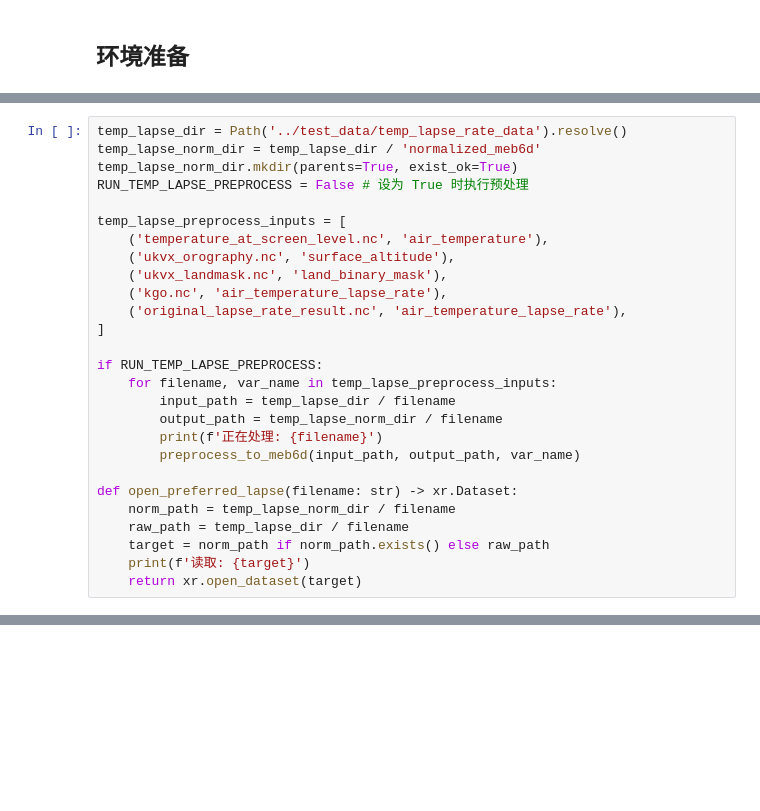
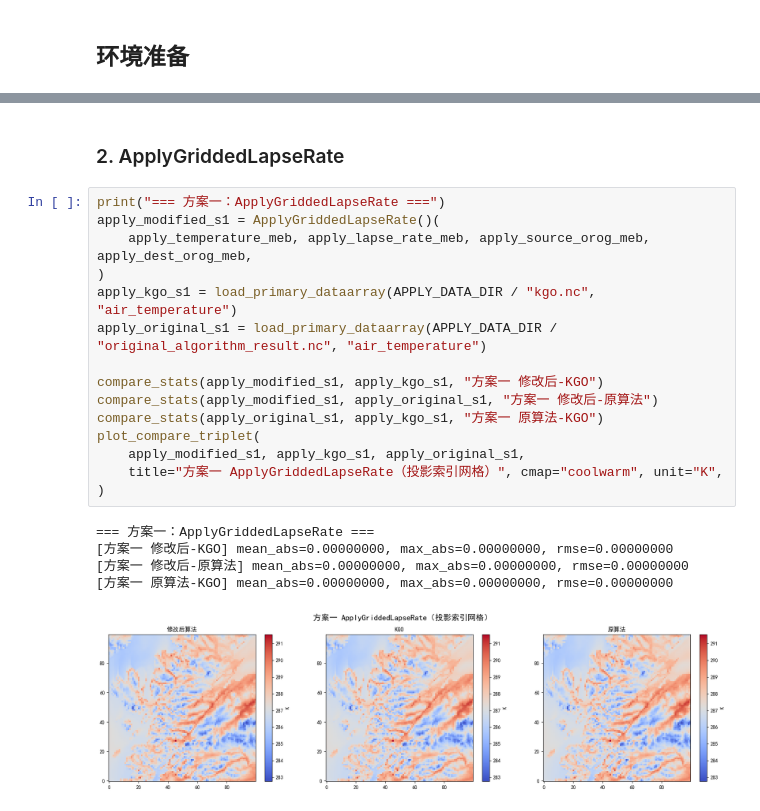
Before and after one commit to guoyunqian/NIMM_pip_repos, a Jupyter notebook: 00temp/orographic_temperature_downscaling/nbs/lapse_rate.ipynb, the cells around one changed output, grey strips where cells are left out. Saved outputs shown, nothing was run; the diff lists cells and outputs as text; blank space fills up the shorter version.

```diff
--- a/00temp/orographic_temperature_downscaling/nbs/lapse_rate.ipynb
+++ b/00temp/orographic_temperature_downscaling/nbs/lapse_rate.ipynb
@@ -531,27 +14,0 @@ from temperature.src.lapse_rate import LapseRate
-# %%
-temp_lapse_dir = Path('../test_data/temp_lapse_rate_data').resolve()
-temp_lapse_norm_dir = temp_lapse_dir / 'normalized_meb6d'
-temp_lapse_norm_dir.mkdir(parents=True, exist_ok=True)
-RUN_TEMP_LAPSE_PREPROCESS = False # 设为 True 时执行预处理
-
-temp_lapse_preprocess_inputs = [
-    ('temperature_at_screen_level.nc', 'air_temperature'),
-    ('ukvx_orography.nc', 'surface_altitude'),
-    ('ukvx_landmask.nc', 'land_binary_mask'),
-    ('kgo.nc', 'air_temperature_lapse_rate'),
-    ('original_lapse_rate_result.nc', 'air_temperature_lapse_rate'),
-]
-
-if RUN_TEMP_LAPSE_PREPROCESS:
-    for filename, var_name in temp_lapse_preprocess_inputs:
-        input_path = temp_lapse_dir / filename
-        output_path = temp_lapse_norm_dir / filename
-        print(f'正在处理: {filename}')
-        preprocess_to_meb6d(input_path, output_path, var_name)
-
-def open_preferred_lapse(filename: str) -> xr.Dataset:
-    norm_path = temp_lapse_norm_dir / filename
-    raw_path = temp_lapse_dir / filename
-    target = norm_path if norm_path.exists() else raw_path
-    print(f'读取: {target}')
-    return xr.open_dataset(target)
@@ -764,0 +298,23 @@ plt.show()
+# %% [markdown]
+### 2. ApplyGriddedLapseRate
+# %%
+print("=== 方案一：ApplyGriddedLapseRate ===")
+apply_modified_s1 = ApplyGriddedLapseRate()(
+    apply_temperature_meb, apply_lapse_rate_meb, apply_source_orog_meb, apply_dest_orog_meb,
+)
+apply_kgo_s1 = load_primary_dataarray(APPLY_DATA_DIR / "kgo.nc", "air_temperature")
+apply_original_s1 = load_primary_dataarray(APPLY_DATA_DIR / "original_algorithm_result.nc", "air_temperature")
+
+compare_stats(apply_modified_s1, apply_kgo_s1, "方案一 修改后-KGO")
+compare_stats(apply_modified_s1, apply_original_s1, "方案一 修改后-原算法")
+compare_stats(apply_original_s1, apply_kgo_s1, "方案一 原算法-KGO")
+plot_compare_triplet(
+    apply_modified_s1, apply_kgo_s1, apply_original_s1,
+    title="方案一 ApplyGriddedLapseRate（投影索引网格）", cmap="coolwarm", unit="K",
+)
+# %% [output]
+=== 方案一：ApplyGriddedLapseRate ===
+[方案一 修改后-KGO] mean_abs=0.00000000, max_abs=0.00000000, rmse=0.00000000
+[方案一 修改后-原算法] mean_abs=0.00000000, max_abs=0.00000000, rmse=0.00000000
+[方案一 原算法-KGO] mean_abs=0.00000000, max_abs=0.00000000, rmse=0.00000000
+[figure, added]
```
Also changed, not shown: parts of 46 cells of this notebook, 25 other files.
